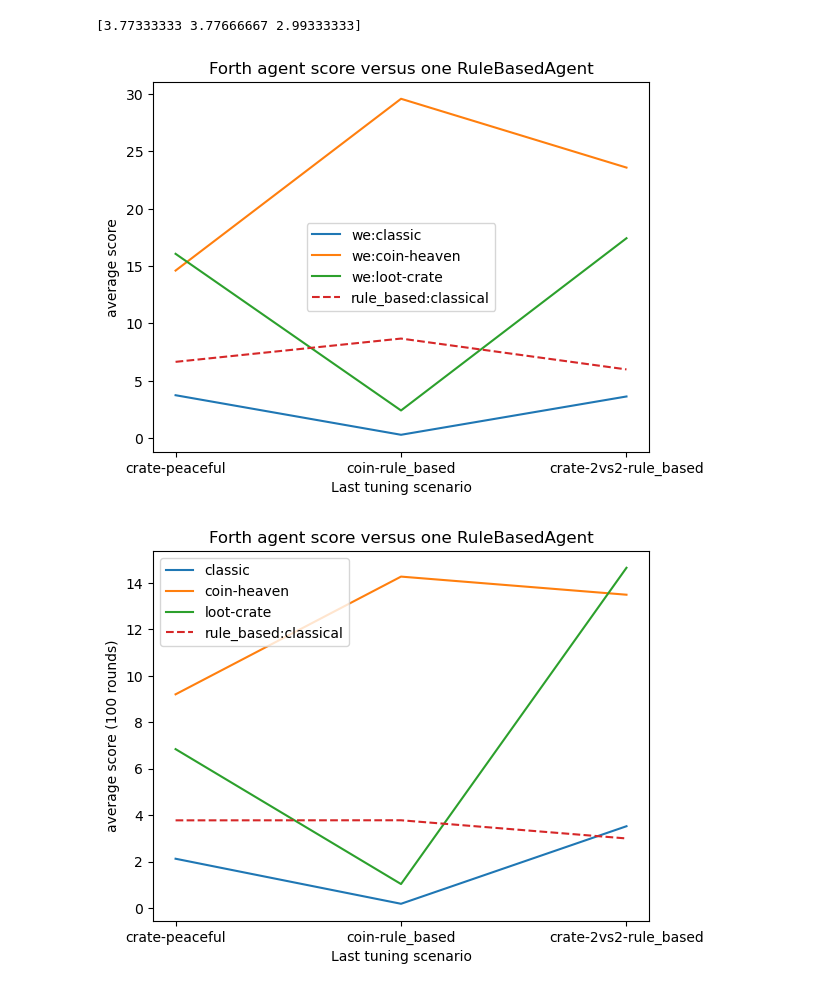
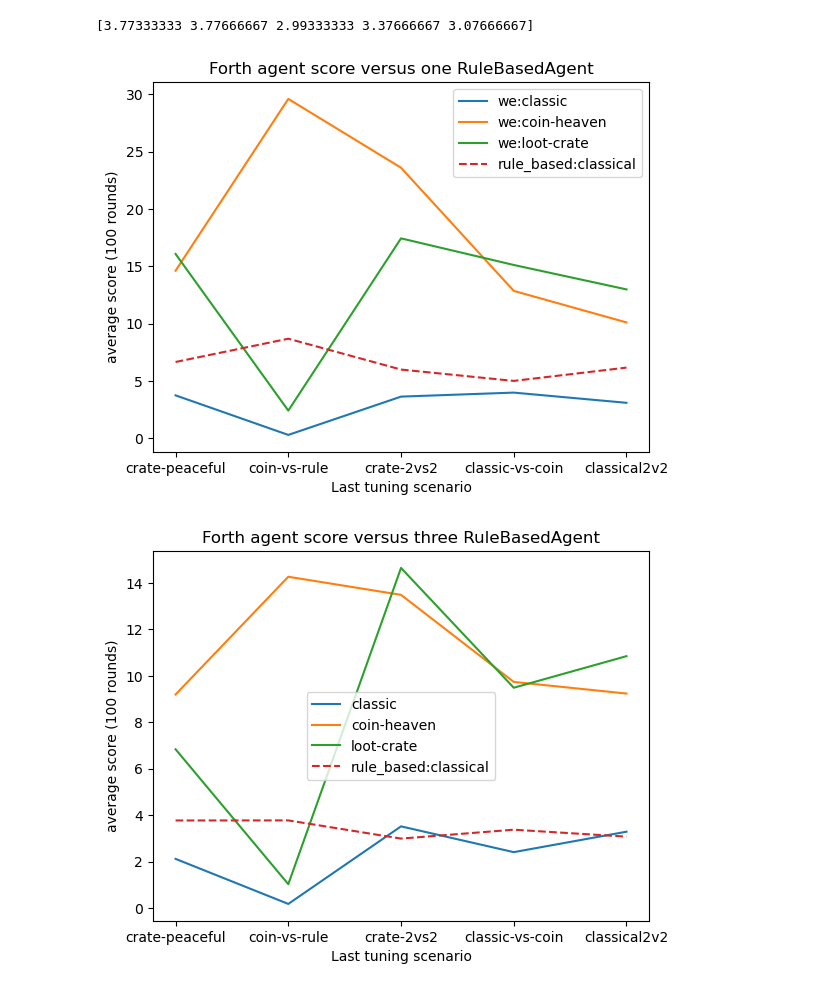
Before and after one commit to anacarsi/ss24_ReinforcementLearning_BomberMan, a Jupyter notebook: testing.ipynb, the cells around one changed output. Saved outputs shown, nothing was run; the diff lists cells and outputs as text; code cells hidden in the pictures.

Commit message:
changed agent name and temperature

```diff
--- a/testing.ipynb
+++ b/testing.ipynb
@@ -26,41 +31,41 @@ for scenario in scenarios:
 # %%
-x = ["crate-peaceful","coin-rule_based","crate-2vs2-rule_based"]
+x = ["crate-peaceful","coin-vs-rule","crate-2vs2","classic-vs-coin","classical2v2"]
 # our scores with one opponent
-classic_one = np.array([374,29,363]) / 100
-heaven_one =np.array( [1461,2959,2359])/ 100
-loot_one = np.array([1607,241,1743])/ 100
+classic_one = np.array([374,29,363,398,309]) / 100
+heaven_one =np.array( [1461,2959,2359,1285,1010])/ 100
+loot_one = np.array([1607,241,1743,1511,1298])/ 100
 
 # the opponents scores on classic
-ops_classical_one = np.array([665,868,599]) /100
+ops_classical_one = np.array([665,868,599,500,616]) /100
 
 
-classic =np.array( [212,18,352])/ 100
-heaven = np.array([920,1427,1349])/ 100
-loot = np.array([684,103,1465])/ 100
+classic =np.array( [212,18,352,241,329])/ 100
+heaven = np.array([920,1427,1349,974,924])/ 100
+loot = np.array([684,103,1465,949,1085])/ 100
 
-ops_classical= np.array([[428,383,321],[385,356,392],[297,320,281]]).mean(axis=1) / 100
+ops_classical= np.array([[428,383,321],[385,356,392],[297,320,281],[334,353,326],[296,317,310]]).mean(axis=1) / 100
 print(ops_classical )
 
 plt.plot(x,classic_one,label="we:classic")
 plt.plot(x,heaven_one,label="we:coin-heaven")
 plt.plot(x,loot_one,label="we:loot-crate")
 plt.plot(x,ops_classical_one,label="rule_based:classical",linestyle="dashed")
 plt.title("Forth agent score versus one RuleBasedAgent")
 plt.xlabel("Last tuning scenario")
 plt.ylabel("average score (100 rounds)")
 plt.legend()
 plt.show()
 plt.plot(x,classic,label="classic")
 plt.plot(x,heaven,label="coin-heaven")
 plt.plot(x,loot,label="loot-crate")
 plt.plot(x,ops_classical,label="rule_based:classical",linestyle="dashed")
-plt.title("Forth agent score versus one RuleBasedAgent")
+plt.title("Forth agent score versus three RuleBasedAgent")
 plt.xlabel("Last tuning scenario")
 plt.ylabel("average score (100 rounds)")
 plt.legend()
 plt.show()
 # We just smoked the ops!!
 # %% [output]
-[3.77333333 3.77666667 2.99333333]
+[3.77333333 3.77666667 2.99333333 3.37666667 3.07666667]
-[figure, old version]
+[figure, new version]
-[figure, old version]
+[figure, new version]
```
Also changed, not shown: parts of 3 cells of this notebook, 18 other files.
